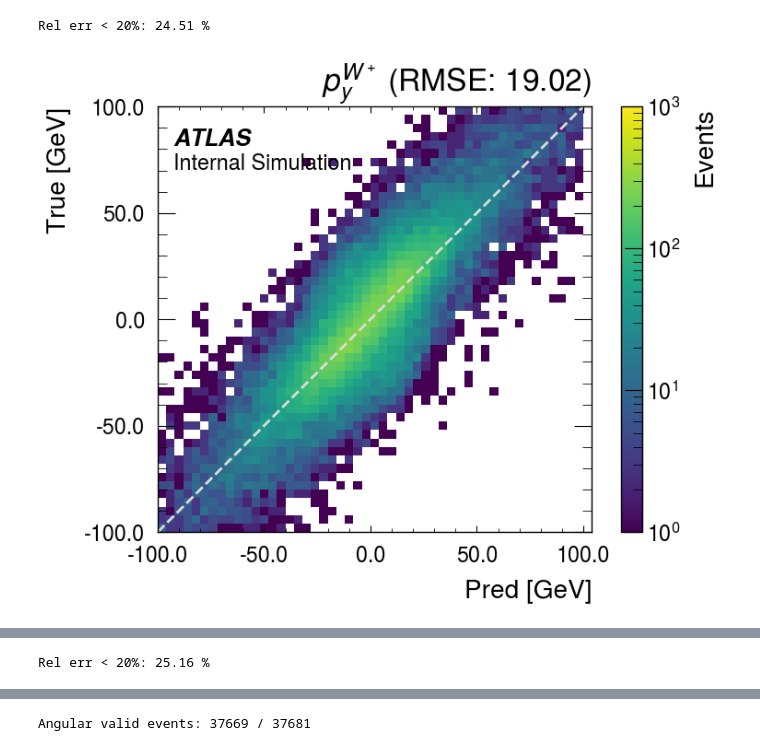
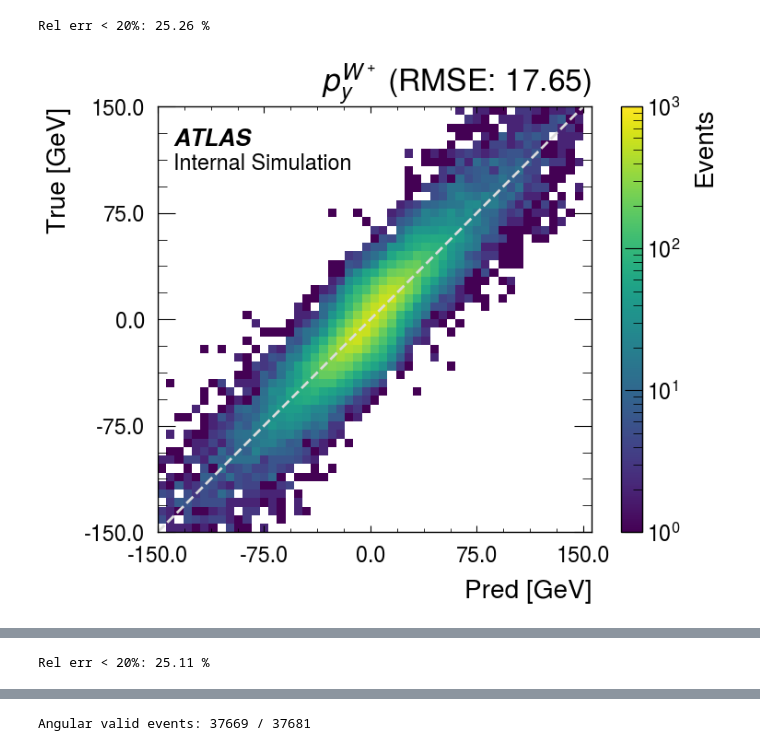
Before and after one commit to yygarypeng/ww-pcres, a Jupyter notebook: notebooks/visualize.ipynb, the cells around one changed output, grey strips where cells are left out. Drawn from its saved outputs; the diff is of its cells as text; code cells hidden in the pictures.

```diff
--- a/notebooks/visualize.ipynb
+++ b/notebooks/visualize.ipynb
@@ -187,5 +188,5 @@ Rel err < 20%: 25.24 %
 # %%
-bins = np.linspace(-100, 100, 51)
+bins = np.linspace(-150, 150, 51)
 plot_1d_hist(pred_w0_py, true_w0_py, bins_edges=bins, name=r"$p_y^{W^+}$")
 plot_2d_hist(pred_w0_py, true_w0_py, name=r"$p_y^{W^+}$", bins_edges=bins, log=True, vmax=1000)
 plot_1d_hist(pred_w1_py, true_w1_py, bins_edges=bins, name=r"$p_y^{W^-}$")
@@ -195,2 +196,2 @@ plot_2d_hist(pred_w1_py, true_w1_py, name=r"$p_y^{W^-}$", bins_edges=bins, log=T
-Rel err < 20%: 24.51 %
+Rel err < 20%: 25.26 %
-[figure, old version]
+[figure, new version]
@@ -198 +199 @@ Rel err < 20%: 24.51 %
-Rel err < 20%: 25.16 %
+Rel err < 20%: 25.11 %
```
Also changed, not shown: parts of 17 cells of this notebook, 7 other files.
